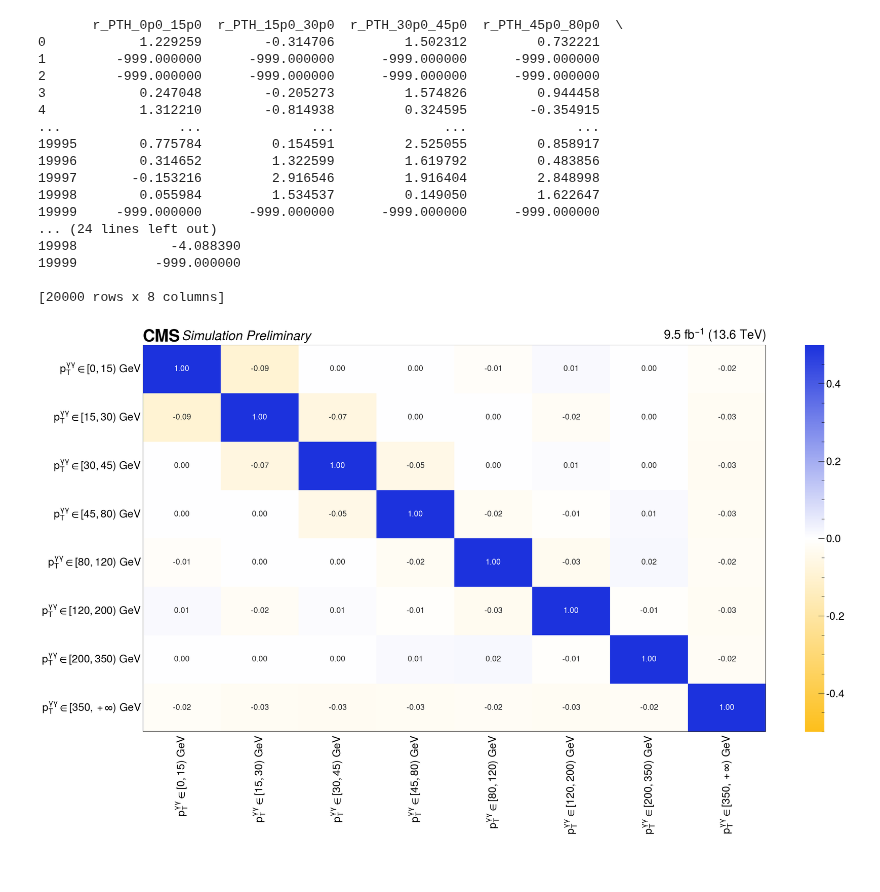
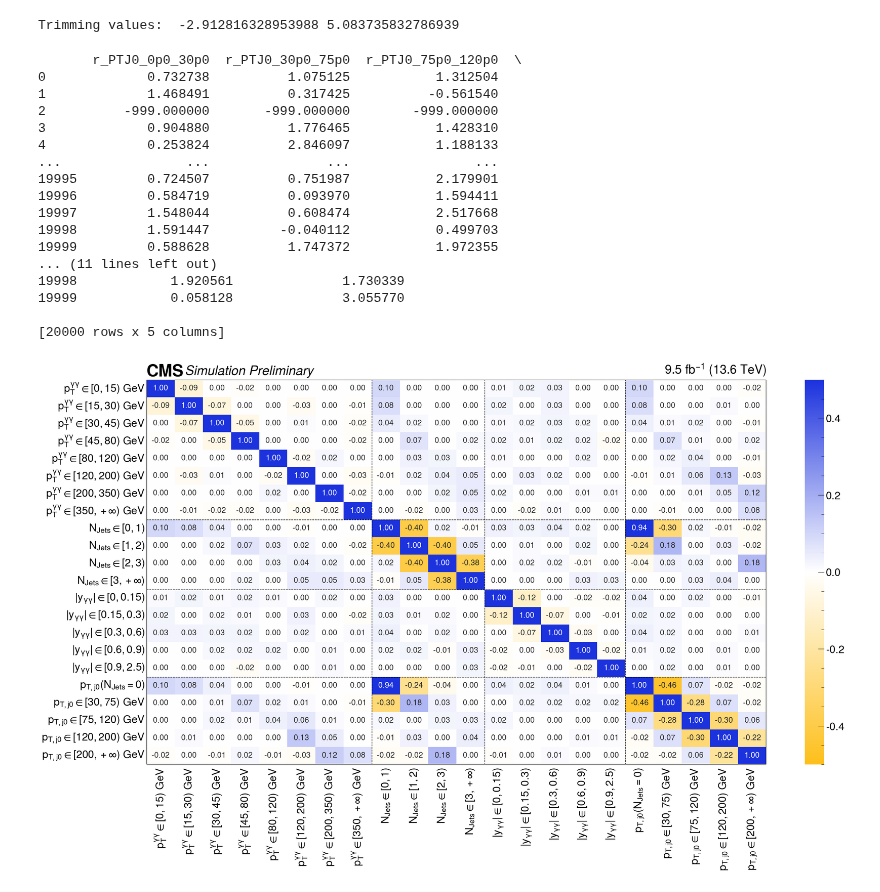
Before and after one commit to JaLuka98/flashggFinalFit, a Jupyter notebook: Replicas/corr_matrix/corr_matrix.ipynb, the cells around one changed output. Cells and saved outputs as stored; diff of their text form; code cells hidden in the pictures; blank space fills up the shorter version.

```diff
--- a/Replicas/corr_matrix/corr_matrix.ipynb
+++ b/Replicas/corr_matrix/corr_matrix.ipynb
@@ -285,7 +290,8 @@ pois_NJ = create_json_trimmed(variable, toyDir, pois_untrimmed_NJ, poi_list_NJ,
 # %%
 # Load PTJ0 toys
 variable = "PTJ0"
-sample_dir = '/pnfs/psi.ch/cms/trivcat/store/user/niharrin/ntuples/midRun3/samples/2025_06_12/intermediateRun3/finalfits'
+# sample_dir = '/pnfs/psi.ch/cms/trivcat/store/user/niharrin/ntuples/midRun3/samples/2025_06_12/intermediateRun3/finalfits'
+sample_dir = '/pnfs/psi.ch/cms/trivcat/store/user/niharrin/ntuples/midRun3/samples/2025_09_06_powheg/finalfits'
 main_dir = os.path.join(sample_dir, variable, "Combine", f"runFits_{variable}")
 toyDir = os.path.join(main_dir, "toyFit")
 
@@ -293,3 +299,5 @@ poi_list_PTJ0 = ["r_PTJ0_0p0_30p0", "r_PTJ0_30p0_75p0", "r_PTJ0_75p0_120p0", "r_
 
 pois_untrimmed_PTJ0 = create_json_untrimmed(variable, toyDir, poi_list_PTJ0)
 pois_PTJ0 = create_json_trimmed(variable, toyDir, pois_untrimmed_PTJ0, poi_list_PTJ0, subfolder_=f"SL_{variable}")
+
+plot_all_individual_correlation(pois_untrimmed_PTJ0, poi_list_PTJ0, variable)
@@ -307,7 +336,8 @@ pois_DPhiJ0J1 = create_json_trimmed(variable, toyDir, pois_untrimmed_DPhiJ0J1, p
 # %%
 # Load rapidity toys
 variable = "rapidity"
-sample_dir = '/pnfs/psi.ch/cms/trivcat/store/user/niharrin/ntuples/midRun3/samples/2025_06_12/intermediateRun3/finalfits'
+# sample_dir = '/pnfs/psi.ch/cms/trivcat/store/user/niharrin/ntuples/midRun3/samples/2025_06_12/intermediateRun3/finalfits'
+sample_dir = '/pnfs/psi.ch/cms/trivcat/store/user/niharrin/ntuples/midRun3/samples/2025_09_06_powheg/finalfits'
 main_dir = os.path.join(sample_dir, variable, "Combine", f"runFits_{variable}")
 toyDir = os.path.join(main_dir, "toyFit")
 
@@ -317,35 +347,37 @@ pois_untrimmed_rapidity = create_json_untrimmed(variable, toyDir, poi_list_rapid
 pois_rapidity = create_json_trimmed(variable, toyDir, pois_untrimmed_rapidity, poi_list_rapidity, subfolder_=f"SL_{variable}")
 
 plot_all_individual_correlation(pois_untrimmed_rapidity, poi_list_rapidity, variable)
+# %% [output]
+Trimming values:  -2.912816328953988 5.083735832786939
 # %%
 df_PTH = pd.DataFrame(pois_PTH)
-# df_NJ = pd.DataFrame(pois_NJ)
-# df_PTJ0 = pd.DataFrame(pois_PTJ0)
+df_NJ = pd.DataFrame(pois_NJ)
+df_PTJ0 = pd.DataFrame(pois_PTJ0)
 # df_DPhiJ0J1 = pd.DataFrame(pois_DPhiJ0J1)
-# df_rapidity = pd.DataFrame(pois_rapidity)
-print(df_PTH)
-# print(df_NJ)£
-# print(df_PTJ0)
+df_rapidity = pd.DataFrame(pois_rapidity)
+# print(df_PTH)
+# print(df_NJ)
+print(df_PTJ0)
 # print(df_DPhiJ0J1)
 # print(df_rapidity)
 # %% [output]
-       r_PTH_0p0_15p0  r_PTH_15p0_30p0  r_PTH_30p0_45p0  r_PTH_45p0_80p0  \
-0            1.229259        -0.314706         1.502312         0.732221
-1         -999.000000      -999.000000      -999.000000      -999.000000
-2         -999.000000      -999.000000      -999.000000      -999.000000
-3            0.247048        -0.205273         1.574826         0.944458
-4            1.312210        -0.814938         0.324595        -0.354915
-...               ...              ...              ...              ...
-19995        0.775784         0.154591         2.525055         0.858917
-19996        0.314652         1.322599         1.619792         0.483856
-19997       -0.153216         2.916546         1.916404         2.848998
-19998        0.055984         1.534537         0.149050         1.622647
-19999     -999.000000      -999.000000      -999.000000      -999.000000
-... (24 lines left out)
-19998            -4.088390
-19999          -999.000000
+       r_PTJ0_0p0_30p0  r_PTJ0_30p0_75p0  r_PTJ0_75p0_120p0  \
+0             0.732738          1.075125           1.312504
+1             1.468491          0.317425          -0.561540
+2          -999.000000       -999.000000        -999.000000
+3             0.904880          1.776465           1.428310
+4             0.253824          2.846097           1.188133
+...                ...               ...                ...
+19995         0.724507          0.751987           2.179901
+19996         0.584719          0.093970           1.594411
+19997         1.548044          0.608474           2.517668
+19998         1.591447         -0.040112           0.499703
+19999         0.588628          1.747372           1.972355
+... (11 lines left out)
+19998            1.920561              1.730339
+19999            0.058128              3.055770
 
-[20000 rows x 8 columns]
+[20000 rows x 5 columns]
 # %%
 
 # --- Step 1: Identify rows WITHOUT -999 in either DataFrame ---
@@ -353,32 +385,32 @@ print(df_PTH)
 mask_pth = (df_PTH != -999).all(axis=1)
 
 # # Mask for df_NJ (True = valid, False = -999)
-# mask_nj = (df_NJ != -999).all(axis=1)
+mask_nj = (df_NJ != -999).all(axis=1)
 
 # # Mask for df_PTJ0 (True = valid, False = -999)
-# mask_ptj0 = (df_PTJ0 != -999).all(axis=1)
+mask_ptj0 = (df_PTJ0 != -999).all(axis=1)
 
 # # Mask for df_DPhiJ0J1 (True = valid, False = -999)
 # mask_DPhiJ0J1 = (df_DPhiJ0J1 != -999).all(axis=1)
 
 # # Mask for df_rapidity (True = valid, False = -999)
-# mask_rapidity = (df_rapidity != -999).all(axis=1)
+mask_rapidity = (df_rapidity != -999).all(axis=1)
 
 # Combined mask (keep only rows valid in BOTH DataFrames)
 # valid_rows = mask_pth & mask_nj & mask_ptj0 & mask_DPhiJ0J1 & mask_rapidity
-valid_rows = mask_pth
+valid_rows = mask_pth & mask_nj & mask_rapidity & mask_ptj0
 
 # --- Step 2: Filter DataFrames ---
 df_PTH_clean = df_PTH[valid_rows]
-# df_NJ_clean = df_NJ[valid_rows]
-# df_PTJ0_clean = df_PTJ0[valid_rows]
+df_NJ_clean = df_NJ[valid_rows]
+df_PTJ0_clean = df_PTJ0[valid_rows]
 # df_DPhiJ0J1_clean = df_DPhiJ0J1[valid_rows]
-# df_rapidity_clean = df_rapidity[valid_rows]
+df_rapidity_clean = df_rapidity[valid_rows]
 
 # --- Step 3: Compute Correlation Matrix ---
 # Combine columns (now aligned and cleaned)
 # df_combined = pd.concat([df_PTH_clean, df_DPhiJ0J1_clean, df_NJ_clean, df_PTJ0_clean, df_rapidity_clean], axis=1)
-df_combined = pd.concat([df_PTH_clean], axis=1)
+df_combined = pd.concat([df_PTH_clean, df_NJ_clean, df_rapidity_clean, df_PTJ0_clean], axis=1)
 # df_combined = pd.concat([df_PTH_clean, df_PTJ0_clean, df_NJ_clean], axis=1)
 
 # Calculate full correlation matrix
@@ -430,35 +462,35 @@ ax.tick_params(
     labelbottom=True, # keep labels if you want
     labelleft=True    # keep labels if you want
 )
 
 # Get the number of rows and columns
 n_rows, n_cols = modified_corr_matrix.shape
 
 # Add rectangle around the whole heatmap to complete the outer box
 rect = Rectangle(
     (0, 0),          # bottom left corner
     width=n_cols,    # number of columns
     height=n_rows,   # number of rows
     fill=False,      # no fill, just the edge
     edgecolor='black',
     linewidth=1.5
 )
 ax.add_patch(rect)
 
 # Define group boundaries (between variable blocks)
-group_boundaries = [8, 12, 18, 23]  # Example indices between variable blocks # 8, 14, 18, 23
+group_boundaries = [8, 12, 17, 23]  # Example indices between variable blocks # 8, 14, 18, 23
 
 # Draw thick lines between groups
 for boundary in group_boundaries:
     ax.axhline(boundary, color='black', linewidth=1, linestyle='--')
     ax.axvline(boundary, color='black', linewidth=1, linestyle='--')
 
 plt.savefig(os.path.join(plot_dir, "correlation_matrix.pdf"), bbox_inches='tight')
 plt.savefig(os.path.join(plot_dir, "correlation_matrix.png"), bbox_inches='tight')
 
 # plt.close()
 # %% [output]
-[figure, old version]
+[figure, new version]
 # %%
 def plot_matrix(matrix, boundary, filename):
     plt.figure(figsize=(14, 8))
```
Also changed, not shown: parts of 4 cells of this notebook, 1 other file.
